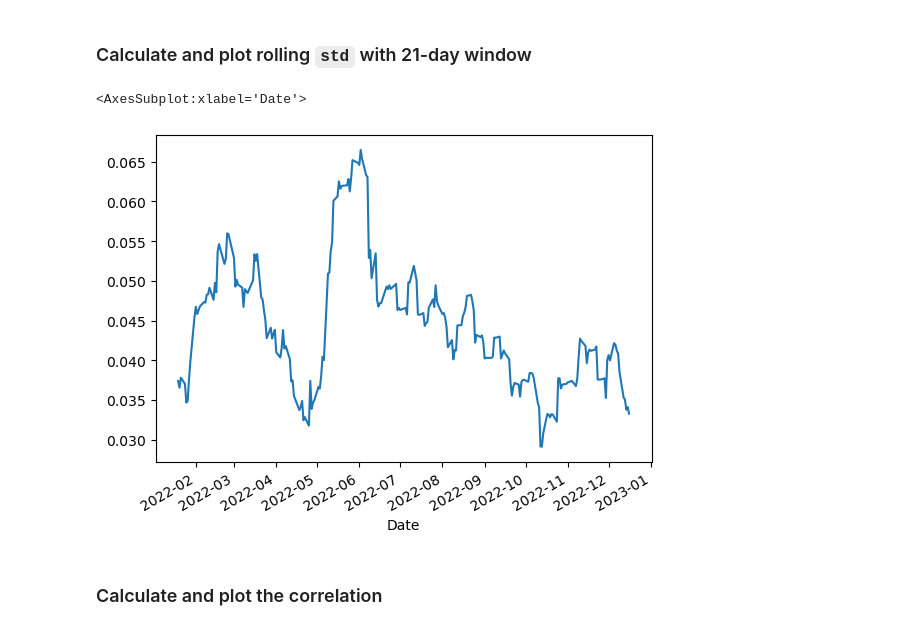
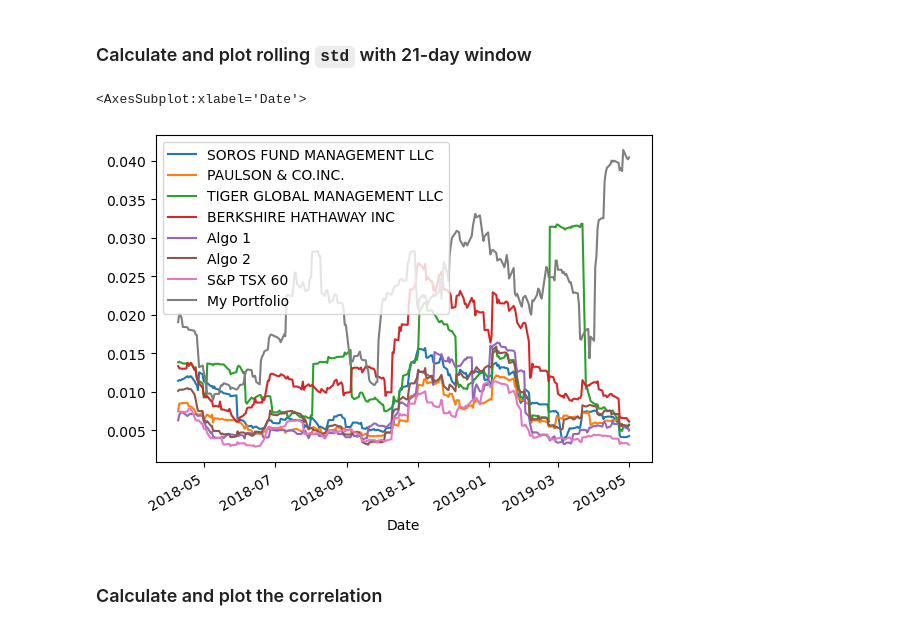
Before and after one commit to juil/fintech-uoftbootcamp, a Jupyter notebook: week04/unit04-assignment/whale_analysis.ipynb, the cells around one changed output. Saved outputs shown, nothing was run; the diff lists cells and outputs as text; code cells hidden in the pictures.

```diff
--- a/week04/unit04-assignment/whale_analysis.ipynb
+++ b/week04/unit04-assignment/whale_analysis.ipynb
@@ -592,12 +612,12 @@ portfolio_annualized_std
 ### Calculate and plot rolling `std` with 21-day window
 # %%
 # Calculate rolling standard deviation
-portfolio_21d_std = weighted_returns.rolling(21).std()
+std_21d = compare_returns.rolling(21).std()
 # Plot rolling standard deviation
-portfolio_21d_std.plot()
+std_21d.plot()
 # %% [output]
 <AxesSubplot:xlabel='Date'>
-[figure, old version]
+[figure, new version]
 # %% [markdown]
 ### Calculate and plot the correlation
 # %%
```
Also changed, not shown: parts of 2 cells of this notebook.
